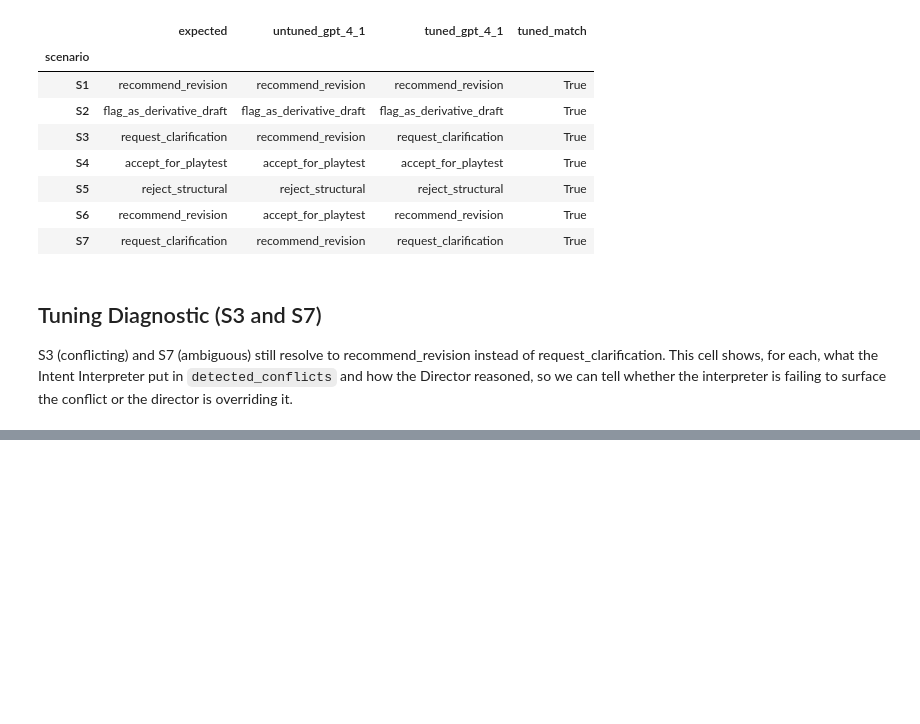
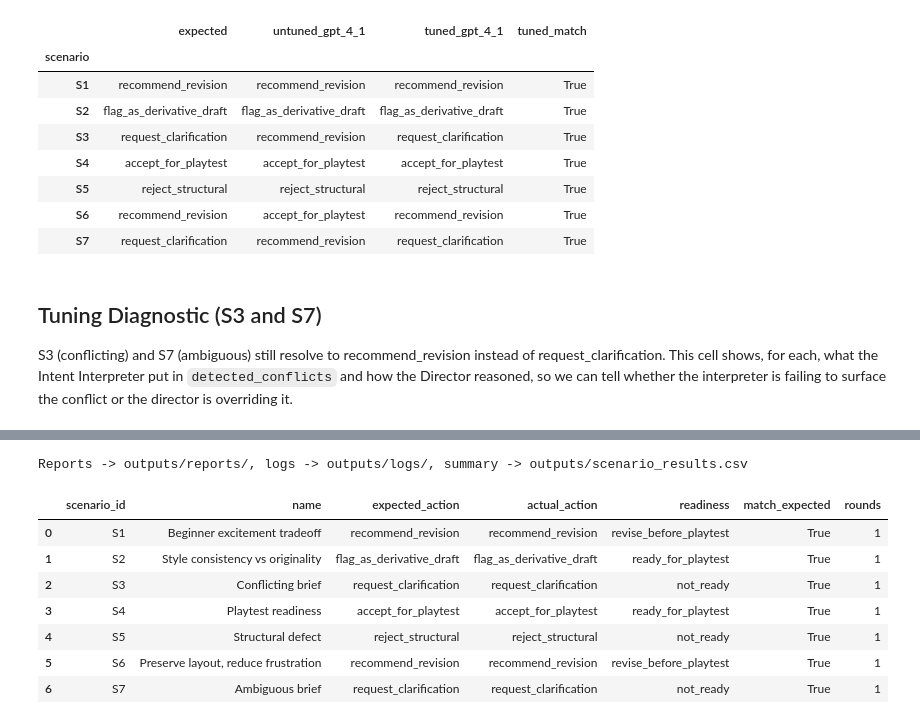
Before and after one commit to thebobmay/agentic-ai-level-design-triage-agent, a Jupyter notebook: agentic_system.ipynb, the cells around one changed output, grey strips where cells are left out. Cells and saved outputs as stored; diff of their text form; code cells hidden in the pictures; blank space fills up the shorter version.

Commit message:
Externalize prompts to swappable templates, enforce invalid->reject_structural, finalize notebook and scenario artifacts

```diff
--- a/agentic_system.ipynb
+++ b/agentic_system.ipynb
@@ -502,0 +520,16 @@ tradeoff: Without a clear target audience, difficulty, or desired feel, it is im
+# %%
+suite_results = run_scenario_suite(scenarios, reference_levels)
+print("Reports -> outputs/reports/, logs -> outputs/logs/, summary -> outputs/scenario_results.csv")
+pd.DataFrame([r.model_dump() for r in suite_results])[
+    ["scenario_id", "name", "expected_action", "actual_action", "readiness", "match_expected", "rounds"]
+]
+# %% [output]
+Reports -> outputs/reports/, logs -> outputs/logs/, summary -> outputs/scenario_results.csv
+|  | scenario_id | name | expected_action | actual_action | readiness | match_expected | rounds |
+| 0 | S1 | Beginner excitement tradeoff | recommend_revision | recommend_revision | revise_before_playtest | True | 1 |
+| 1 | S2 | Style consistency vs originality | flag_as_derivative_draft | flag_as_derivative_draft | ready_for_playtest | True | 1 |
+| 2 | S3 | Conflicting brief | request_clarification | request_clarification | not_ready | True | 1 |
+| 3 | S4 | Playtest readiness | accept_for_playtest | accept_for_playtest | ready_for_playtest | True | 1 |
+| 4 | S5 | Structural defect | reject_structural | reject_structural | not_ready | True | 1 |
+| 5 | S6 | Preserve layout, reduce frustration | recommend_revision | recommend_revision | revise_before_playtest | True | 1 |
+| 6 | S7 | Ambiguous brief | request_clarification | request_clarification | not_ready | True | 1 |
```
Also changed, not shown: parts of 15 cells of this notebook, 29 other files.
